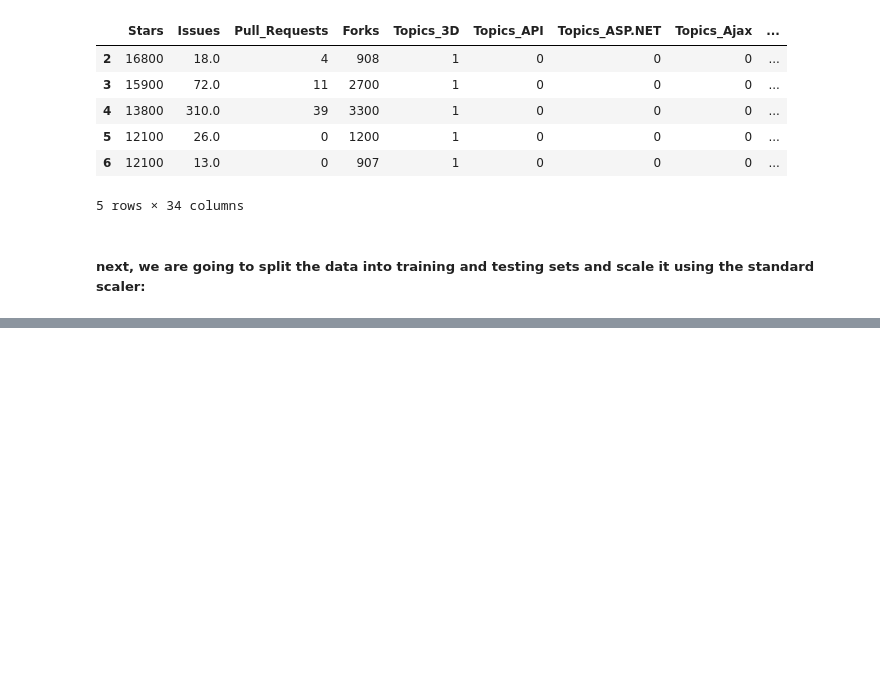
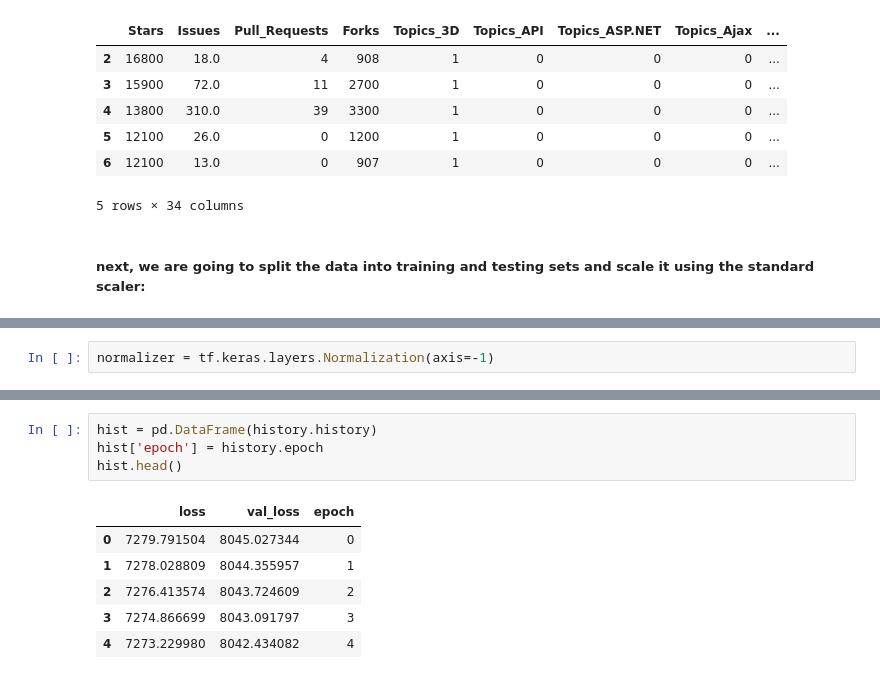
Before and after one commit to Beatrix-droid/github_repos-2022-data-analysis, a Jupyter notebook: github analysis.ipynb, the cells around one changed output, grey strips where cells are left out. Cells and saved outputs as stored; diff of their text form; blank space fills up the shorter version.

```diff
--- a/github analysis.ipynb
+++ b/github analysis.ipynb
@@ -451,0 +443,2 @@ X_train_sc.head()
+# %%
+normalizer = tf.keras.layers.Normalization(axis=-1)
@@ -451,0 +517,11 @@ X_train_sc.head()
+# %%
+hist = pd.DataFrame(history.history)
+hist['epoch'] = history.epoch
+hist.head()
+# %% [output]
+|  | loss | val_loss | epoch |
+| 0 | 7279.791504 | 8045.027344 | 0 |
+| 1 | 7278.028809 | 8044.355957 | 1 |
+| 2 | 7276.413574 | 8043.724609 | 2 |
+| 3 | 7274.866699 | 8043.091797 | 3 |
+| 4 | 7273.229980 | 8042.434082 | 4 |
```
Also changed, not shown: parts of 30 cells of this notebook.
